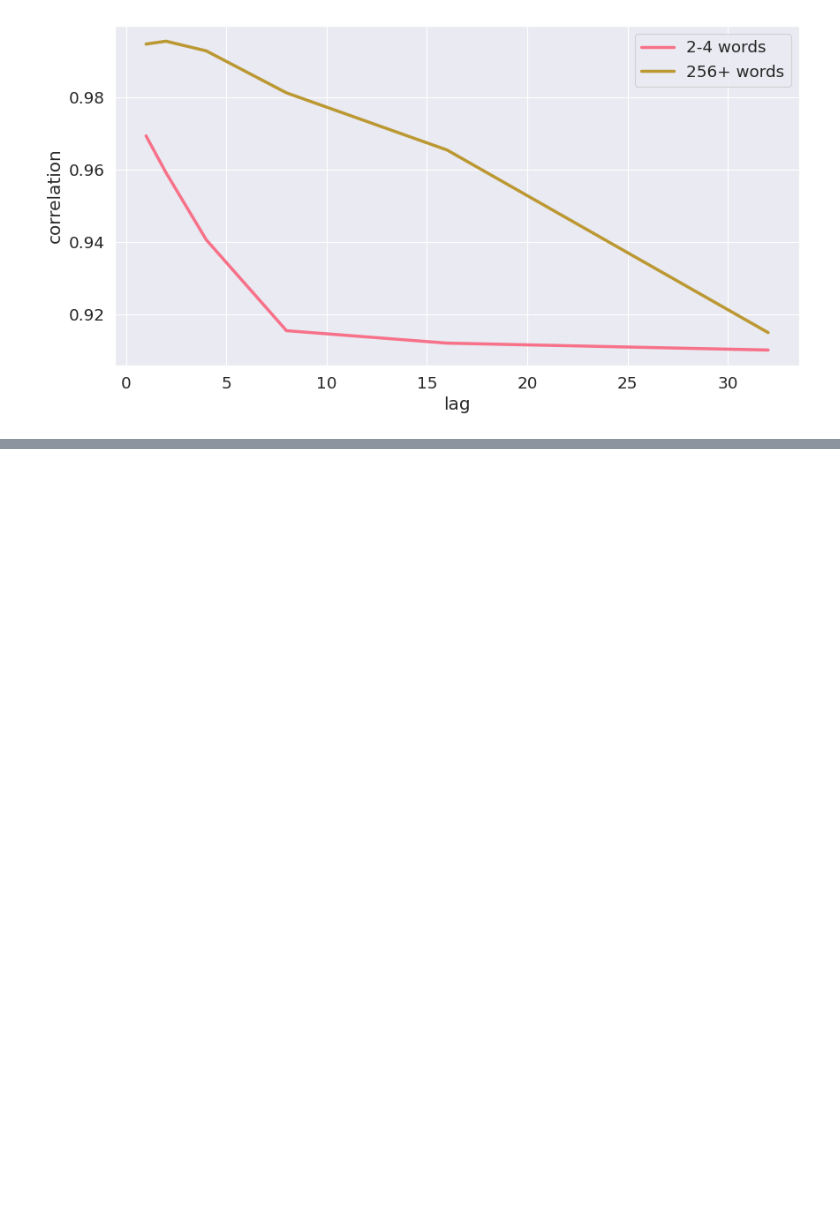
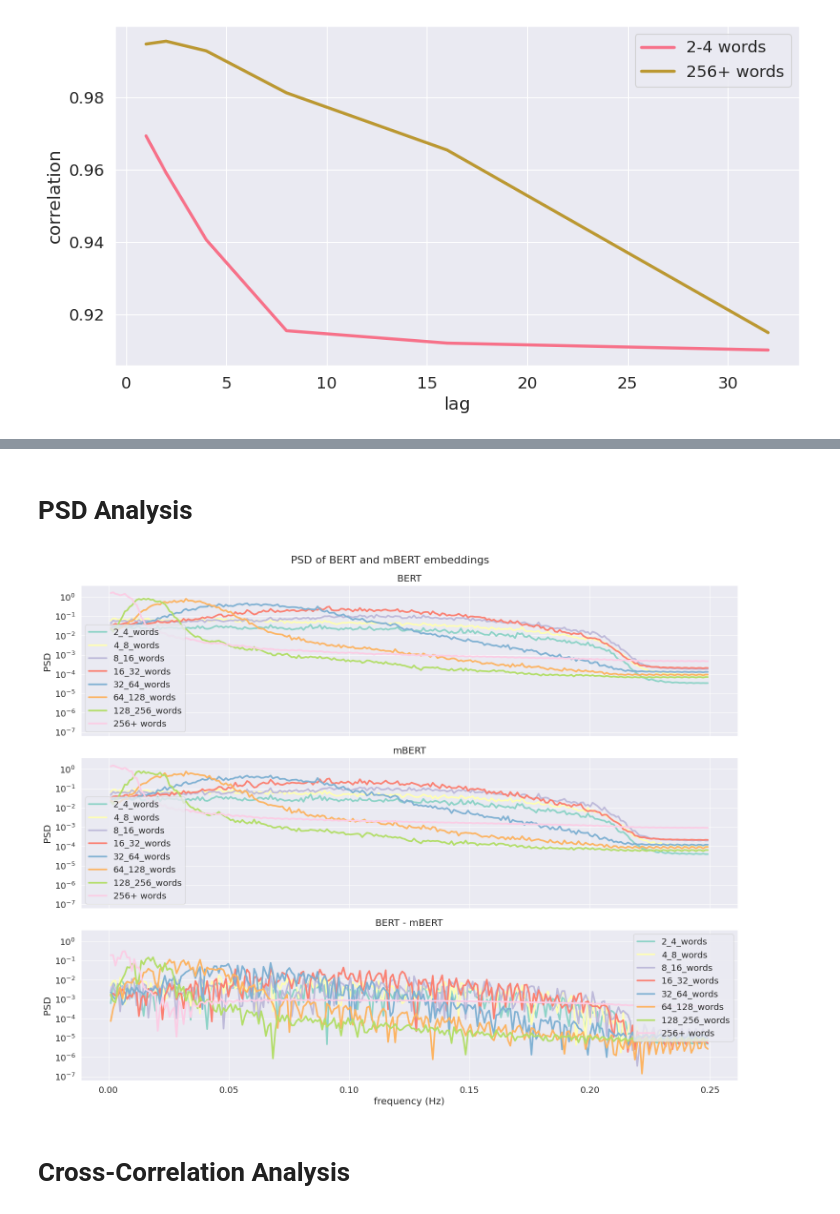
Before and after one commit to bramantyois/multilang_timescale, a Jupyter notebook: notebook/00_feature_extraction/00_feature_set_comparison.ipynb, the cells around one changed output, grey strips where cells are left out. Saved outputs shown, nothing was run; the diff lists cells and outputs as text; code cells hidden in the pictures; blank space fills up the shorter version.

```diff
--- a/notebook/00_feature_extraction/00_feature_set_comparison.ipynb
+++ b/notebook/00_feature_extraction/00_feature_set_comparison.ipynb
@@ -135,6 +162,6 @@ plt.show()
 # %%
 # plot lbert vs mbert cosine similarity time-serires of one of the lags
-lag_idx = 1
+lag_idx = 4
 max_len = 100
 
 fig, ax = plt.subplots(figsize=(10, 5))
@@ -171,0 +202,2 @@ correlations_slow.head()
+# %% [markdown]
+# PSD Analysis
@@ -171,0 +268,47 @@ correlations_slow.head()
+# %%
+psd_bert = {}
+psd_mbert = {}
+diff_psd = {}
+
+for p in periods:
+    res = compute_psd(
+        bert_train_feature,
+        p,
+        agg_method="mean",
+        sampling_rate=sampling_rate,
+        fft_size=512,
+    )
+    psd_bert[p] = res
+
+    res = compute_psd(
+        mbert_train_feature,
+        p,
+        agg_method="mean",
+        sampling_rate=sampling_rate,
+        fft_size=512,
+    )
+    psd_mbert[p] = res
+
+    res = np.abs(psd_bert[p]["psd"] - psd_mbert[p]["psd"])
+    diff_psd[p] = {"f": psd_bert[p]["f"], "psd": res}
+# %%
+# create a figure with two subplots
+fig, axes = plt.subplots(nrows=3, ncols=1, figsize=(15, 12), sharey=True, sharex=True)
+axes = axes.ravel()
+
+plot_psd(psd_bert, periods, ax=axes[0])
+plot_psd(psd_mbert, periods, ax=axes[1])
+plot_psd(diff_psd, periods, ax=axes[2])
+
+axes[0].set_title("BERT")
+axes[1].set_title("mBERT")
+axes[2].set_title("BERT - mBERT")
+
+fig.suptitle("PSD of BERT and mBERT embeddings", fontsize=16)
+
+plt.tight_layout()
+plt.show()
+# %% [output]
+[figure, added]
+# %% [markdown]
+# Cross-Correlation Analysis
```
Also changed, not shown: parts of 23 cells of this notebook, 8 other files.
